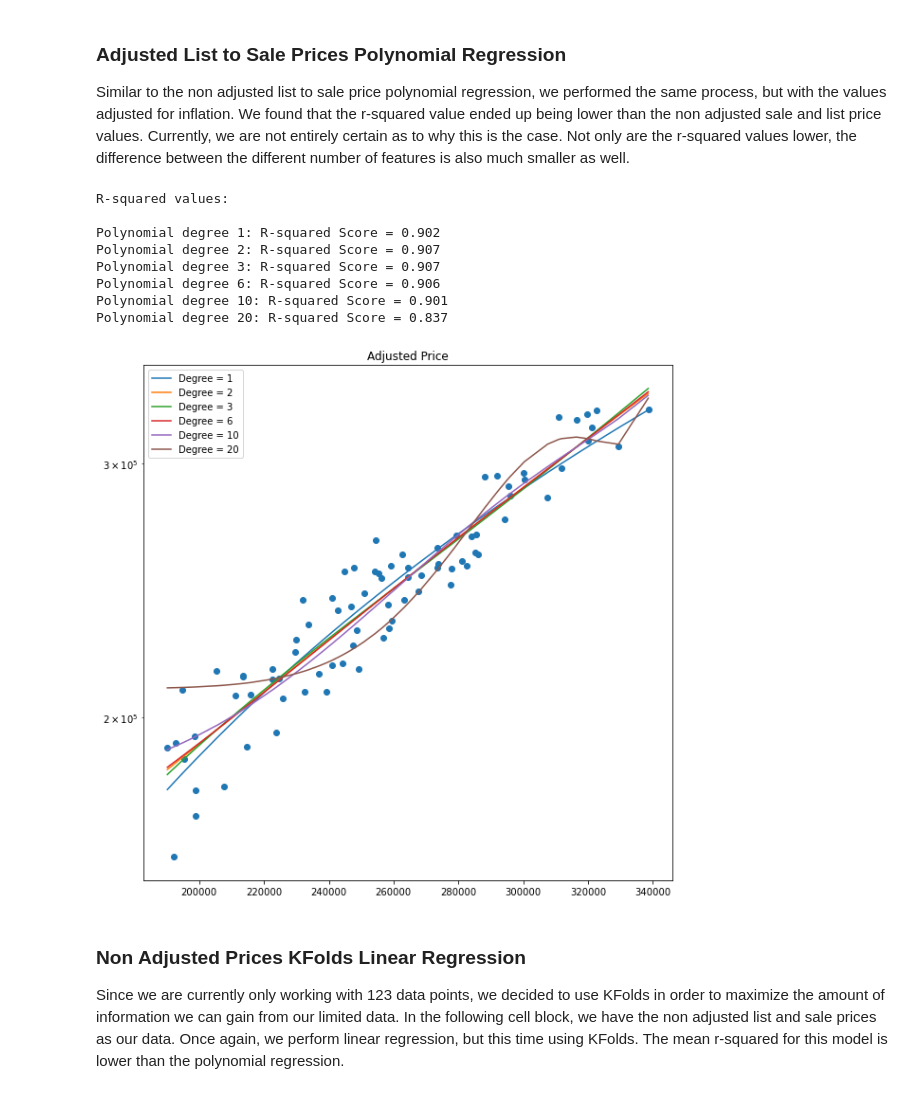
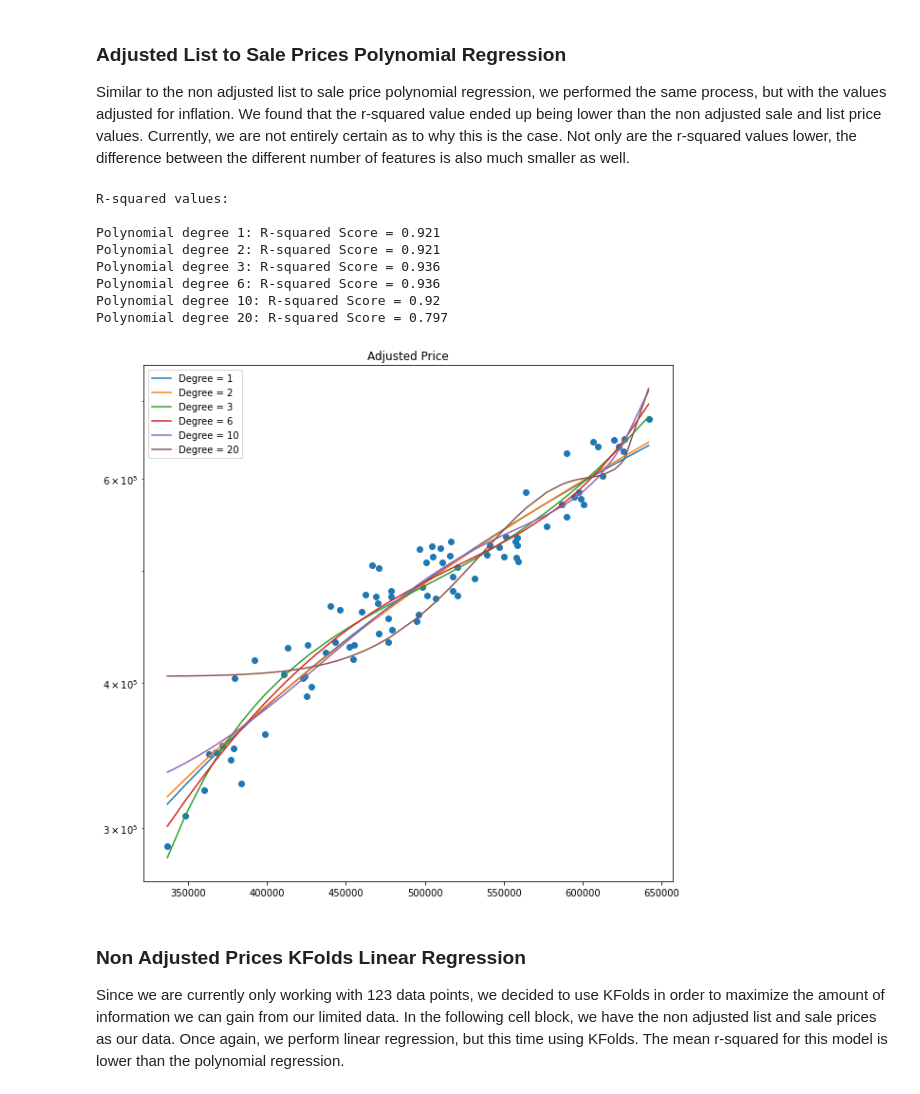
Before and after one commit to COGS118A/Group029-Sp22, a Jupyter notebook: COGS_118A_Project.ipynb, the cells around one changed output. Cells and saved outputs as stored; diff of their text form; code cells hidden in the pictures.

Commit message:
Changed data to May 5th state level Redfin data

```diff
--- a/COGS_118A_Project.ipynb
+++ b/COGS_118A_Project.ipynb
@@ -146,13 +149,13 @@ def total_inflation(year):
         if year == year_list[i]:
             return round(base_inflation[i], 2)
 
-national_df = national_df.assign(base_inflation = national_df['year'].apply(total_inflation))
+state_df = state_df.assign(base_inflation = state_df['year'].apply(total_inflation))
 # %%
 #List for inflation rates by year in period_begin
 inflation_column = []
 
 #converting period_begins column into iterable list
-ser = pd.DataFrame(national_df, columns = ['period_begin'])
+ser = pd.DataFrame(state_df, columns = ['period_begin'])
 dates = ser.squeeze()
 date_list = dates.to_list()
 
@@ -162,9 +165,9 @@ for key in inf_dict:
     if str(key) in entry:
       inflation_column.append(inf_dict[key])
 
-#appending column to national_df
-national_df['inflation_by_year'] = inflation_column
+#appending column to state_df
+state_df['inflation_by_year'] = inflation_column
 
-national_df.head()
+state_df.head()
 # %% [output]
 |  | property_type_id | period_begin | period_end | year | period_duration | median_list_price | ... |
@@ -176,10 +179,10 @@ national_df.head()
 # %% [markdown]
 ### Calculate Adjusted Price
 # %%
-national_df = national_df.assign(adjusted_median_list_price = national_df['median_list_price'] / national_df['base_inflation'])
-national_df = national_df.assign(adjusted_median_sale_price = national_df['median_sale_price'] / national_df['base_inflation'])
-national_df = national_df.assign(adjusted_median_list_ppsf = national_df['median_list_ppsf'] / national_df['base_inflation'])
-#national_df = national_df[['property_type_id', 'year', 'median_list_price', 'adjusted_median_list_price', 'median_sale_price', 'adjusted_median_sale_price', 'median_list_ppsf', 'adjusted_median_list_ppsf', 'base_inflation', 'inflation_by_year']]
-national_df.head()
+state_df = state_df.assign(adjusted_median_list_price = state_df['median_list_price'] / state_df['base_inflation'])
+state_df = state_df.assign(adjusted_median_sale_price = state_df['median_sale_price'] / state_df['base_inflation'])
+state_df = state_df.assign(adjusted_median_list_ppsf = state_df['median_list_ppsf'] / state_df['base_inflation'])
+#state_df = state_df[['property_type_id', 'year', 'median_list_price', 'adjusted_median_list_price', 'median_sale_price', 'adjusted_median_sale_price', 'median_list_ppsf', 'adjusted_median_list_ppsf', 'base_inflation', 'inflation_by_year']]
+state_df.head()
 # %% [output]
 |  | property_type_id | period_begin | period_end | year | period_duration | median_list_price | ... |
@@ -235,8 +238,8 @@ ax_ppsf.set(xlabel = "Year", ylabel = "Median List PPSF")
 ### Non Adjusted Prices Polynomial Regression
 We trained a polynomial regression model on the list and sale prices to predict final sale prices based on the initial list price. We started with determining the number of degrees that would have the best accuracy. To measure the accuracy, we used r-squared. The degrees we tested were: 1, 2, 3, 6, 10, and 20. Looking at the figure and r-squared results, it appears that degrees 3 and 6 have the highest r-squared value of 0.95. This tells us that these would be a good number of features to include to have the most accurate algorithm. Given that there are two possibilities between 3 and 6 degrees, we will later determine if either value leads to a better r-squared value.
 # %%
-X = national_df['median_list_price']
-y = national_df['median_sale_price']
+X = state_df['median_list_price']
+y = state_df['median_sale_price']
 
 X_train, X_test, y_train, y_test = train_test_split(
      X, y, test_size=0.33, random_state=42)
@@ -291,8 +294,8 @@ Polynomial degree 20: R-squared Score = 0.762
 ### Adjusted List to Sale Prices Polynomial Regression
 Similar to the non adjusted list to sale price polynomial regression, we performed the same process, but with the values adjusted for inflation. We found that the r-squared value ended up being lower than the non adjusted sale and list price values. Currently, we are not entirely certain as to why this is the case. Not only are the r-squared values lower, the difference between the different number of features is also much smaller as well.
 # %%
-X = national_df['adjusted_median_list_price']
-y = national_df['adjusted_median_sale_price']
+X = state_df['adjusted_median_list_price']
+y = state_df['adjusted_median_sale_price']
 
 X_train, X_test, y_train, y_test = train_test_split(
      X, y, test_size=0.33, random_state=42)
@@ -309,40 +312,40 @@ y_test = y_test.to_numpy()[sorted_index]
 degrees = [1, 2, 3, 6, 10, 20]
 
 y_pred = np.zeros((len(X_train), len(degrees)))
 
 for i, degree in enumerate(degrees):
 
     # make pipeline: create features, then feed them to linear_reg model
     model = make_pipeline(PolynomialFeatures(degree), LinearRegression())
     model.fit(np.array(X_train).reshape(-1,1), y_train)
 
     # predict on test and train data
     # store the predictions of each degree in the corresponding column
     y_pred[:, i] = model.predict(np.array(X_train).reshape(-1,1))
 
 plt.figure(figsize=(10, 10))
 
 plt.scatter(X_train, y_train)
 plt.yscale('log')
 plt.title("Adjusted Price")
 for i, degree in enumerate(degrees):
     plt.plot(X_train, y_pred[:, i], label=f'Degree = {str(degree)}')
     plt.legend(loc='upper left')
 
 print("R-squared values: \n")
 for i, degree in enumerate(degrees):
     train_r2 = round(sk.metrics.r2_score(y_train, y_pred[:, i]), 3)
     print("Polynomial degree {0}: R-squared Score = {1}".format(degree, train_r2))
 # %% [output]
 R-squared values:
 
-Polynomial degree 1: R-squared Score = 0.902
-Polynomial degree 2: R-squared Score = 0.907
-Polynomial degree 3: R-squared Score = 0.907
-Polynomial degree 6: R-squared Score = 0.906
-Polynomial degree 10: R-squared Score = 0.901
-Polynomial degree 20: R-squared Score = 0.837
+Polynomial degree 1: R-squared Score = 0.921
+Polynomial degree 2: R-squared Score = 0.921
+Polynomial degree 3: R-squared Score = 0.936
+Polynomial degree 6: R-squared Score = 0.936
+Polynomial degree 10: R-squared Score = 0.92
+Polynomial degree 20: R-squared Score = 0.797
-[figure, old version]
+[figure, new version]
 # %% [markdown]
 ### Non Adjusted Prices KFolds Linear Regression
 Since we are currently only working with 123 data points, we decided to use KFolds in order to maximize the amount of information we can gain from our limited data. In the following cell block, we have the non adjusted list and sale prices as our data. Once again, we perform linear regression, but this time using KFolds. The mean r-squared for this model is lower than the polynomial regression.
```
Also changed, not shown: parts of 20 cells of this notebook, 1 other file.
